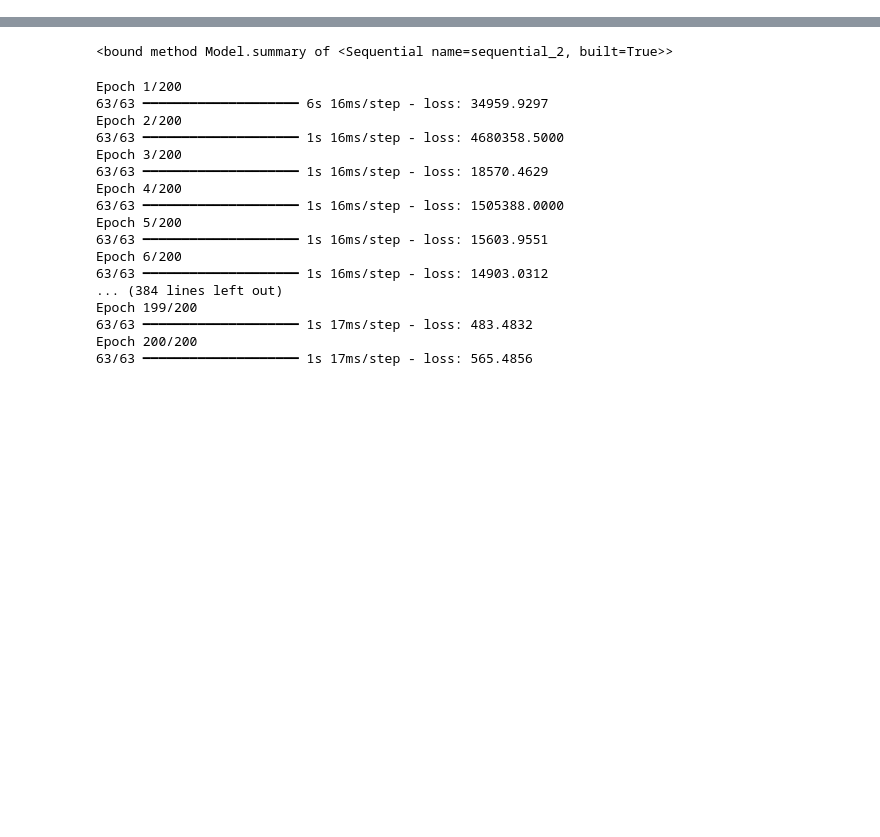
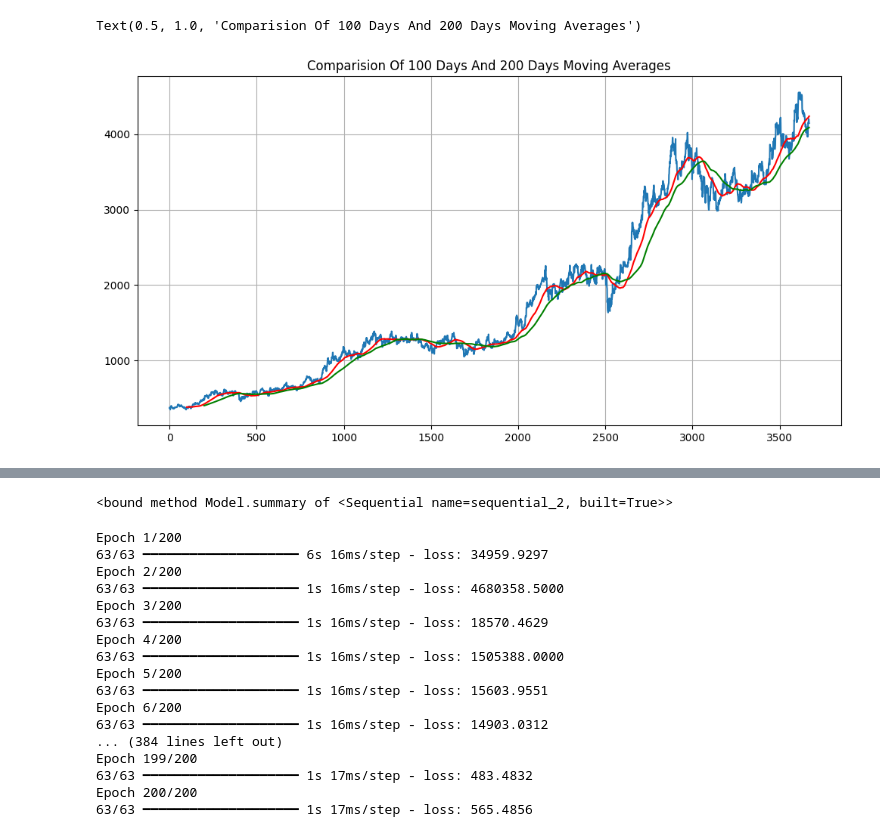
Before and after one commit to shiven2001/algo-trading, a Jupyter notebook: stock_lstm.ipynb, the cells around one changed output, grey strips where cells are left out. Cells and saved outputs as stored; diff of their text form; code cells hidden in the pictures; blank space fills up the shorter version.

```diff
--- a/stock_lstm.ipynb
+++ b/stock_lstm.ipynb
@@ -35,0 +25,13 @@ df.head()
+# %%
+START = "2010-01-01"
+TODAY = date.today().strftime("%Y-%m-%d")
+
+# Define a function to load the dataset
+def load_data(ticker):
+    data = yf.download(ticker, START, TODAY)
+    data.reset_index(inplace=True)
+    return data
+data = load_data('TCS.NS')
+df=data
+df = df.drop(['Date', 'Adj Close'], axis = 1)
+df.head()
@@ -35,0 +46,13 @@ df.head()
+# %%
+ma100 = df.Close.rolling(100).mean()
+ma200 = df.Close.rolling(200).mean()
+
+plt.figure(figsize = (12,6))
+plt.plot(df.Close)
+plt.plot(ma100, 'r')
+plt.plot(ma200, 'g')
+plt.grid(True)
+plt.title('Comparision Of 100 Days And 200 Days Moving Averages')
+# %% [output]
+Text(0.5, 1.0, 'Comparision Of 100 Days And 200 Days Moving Averages')
+[figure, added]
```
Also changed, not shown: parts of 12 cells of this notebook, 1 other file.
